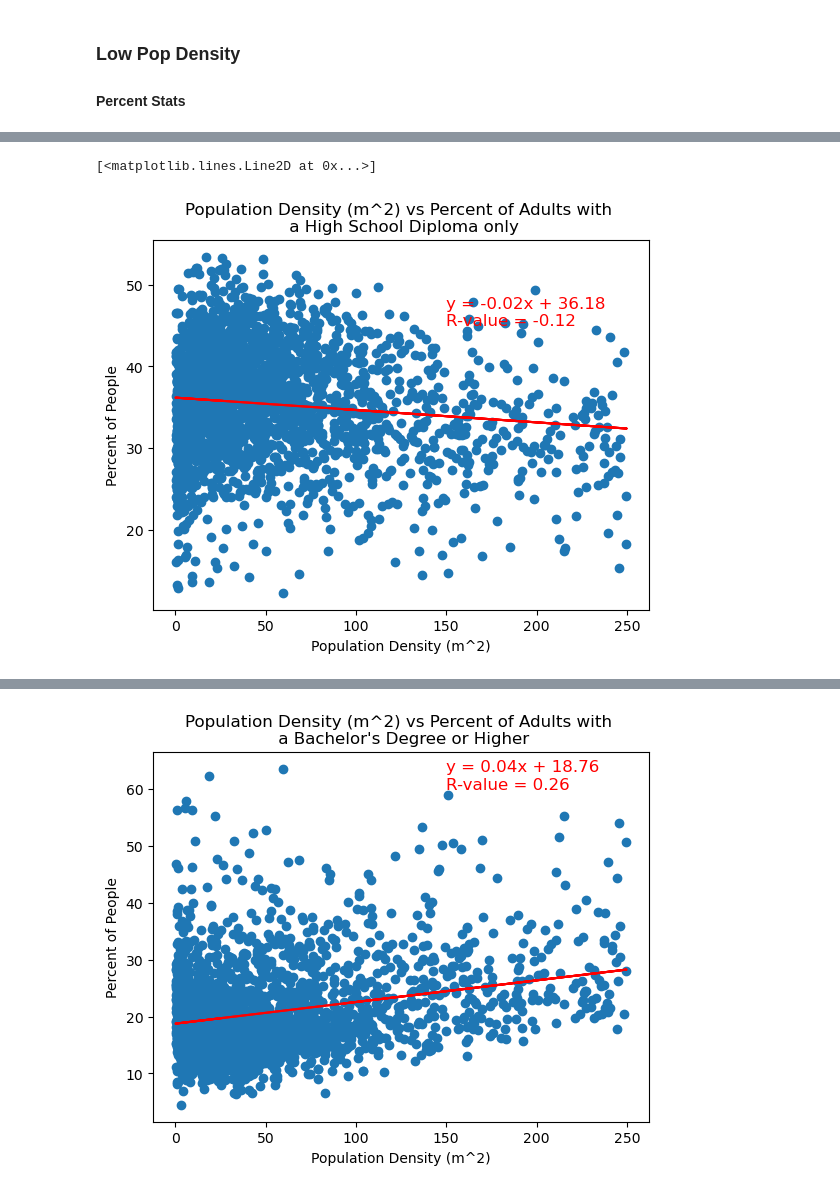
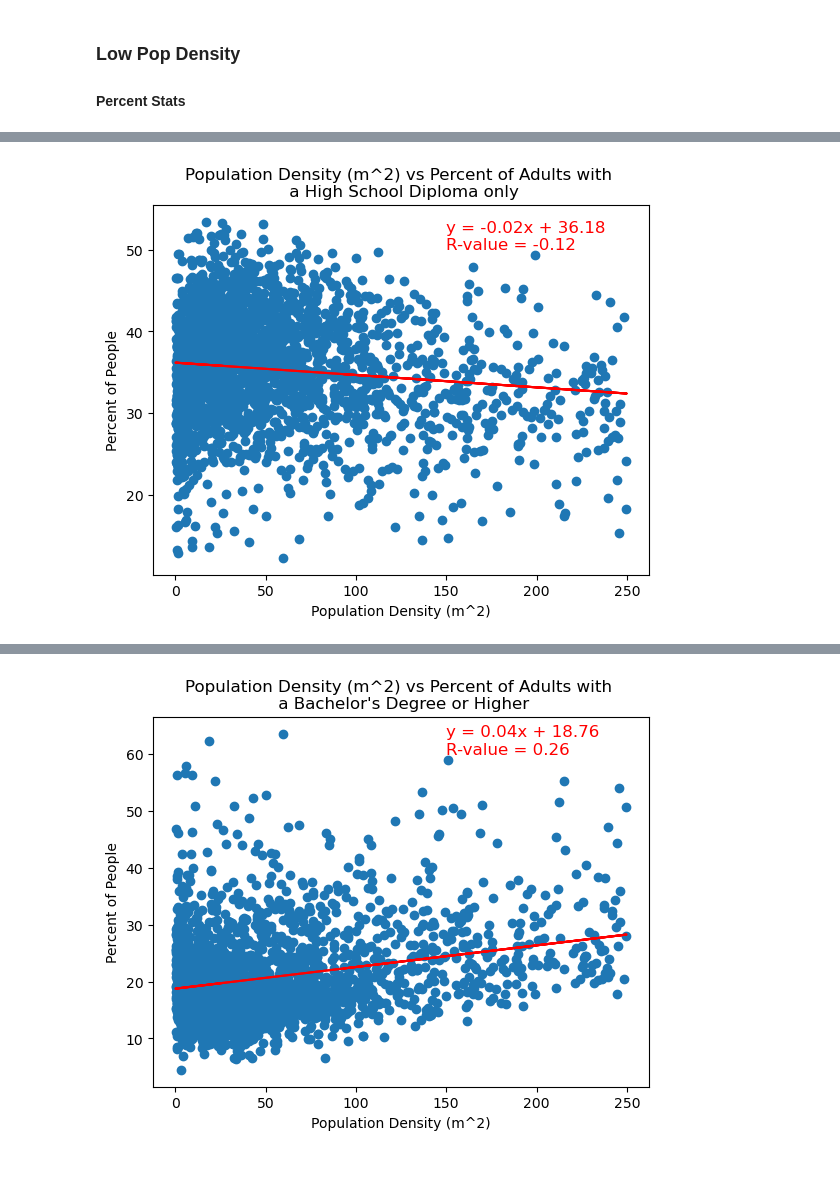
Before and after one commit to Morgen-Henry/Project-1, a Jupyter notebook: education_visual.ipynb, the cells around one changed output, grey strips where cells are left out. Drawn from its saved outputs; the diff is of its cells as text; code cells hidden in the pictures.

```diff
--- a/education_visual.ipynb
+++ b/education_visual.ipynb
@@ -150,20 +155,21 @@ plt.plot(xValues, regress_values, "r-")
 # %%
 plt.scatter(xValues, y2)
 
 plt.title("Population Density (m^2) vs Percent of Adults with \n a High School Diploma only")
 plt.xlabel("Population Density (m^2)")
 plt.ylabel("Percent of People")
 
 (slope, intercept, rvalue, pvalue, stderr) = linregress(xValues, y2)
 regress_values = xValues * slope + intercept
 line_eq = f"y = {round(slope,2)}x + {round(intercept,2)}\nR-value = {round(rvalue,2)}"
 
 plt.plot(xValues,regress_values,"r-")
-plt.annotate(line_eq,fontsize=12,color="red", xy=(150, 45))
+plt.annotate(line_eq,fontsize=12,color="red", xy=(150, 50))
 plt.plot(xValues, regress_values, "r-")
+
+plt.savefig("C:\\Users\\ginav\\Desktop\\Analysis Projects\\Project 1\\Project-1\\percent-low-pop-hs-diploma-only")
 # %% [output]
-[<matplotlib.lines.Line2D at 0x...>]
-[figure, old version]
+[figure, new version]
 # %%
 plt.scatter(xValues, y3)
 
```
Also changed, not shown: parts of 7 cells of this notebook, 8 other files.
